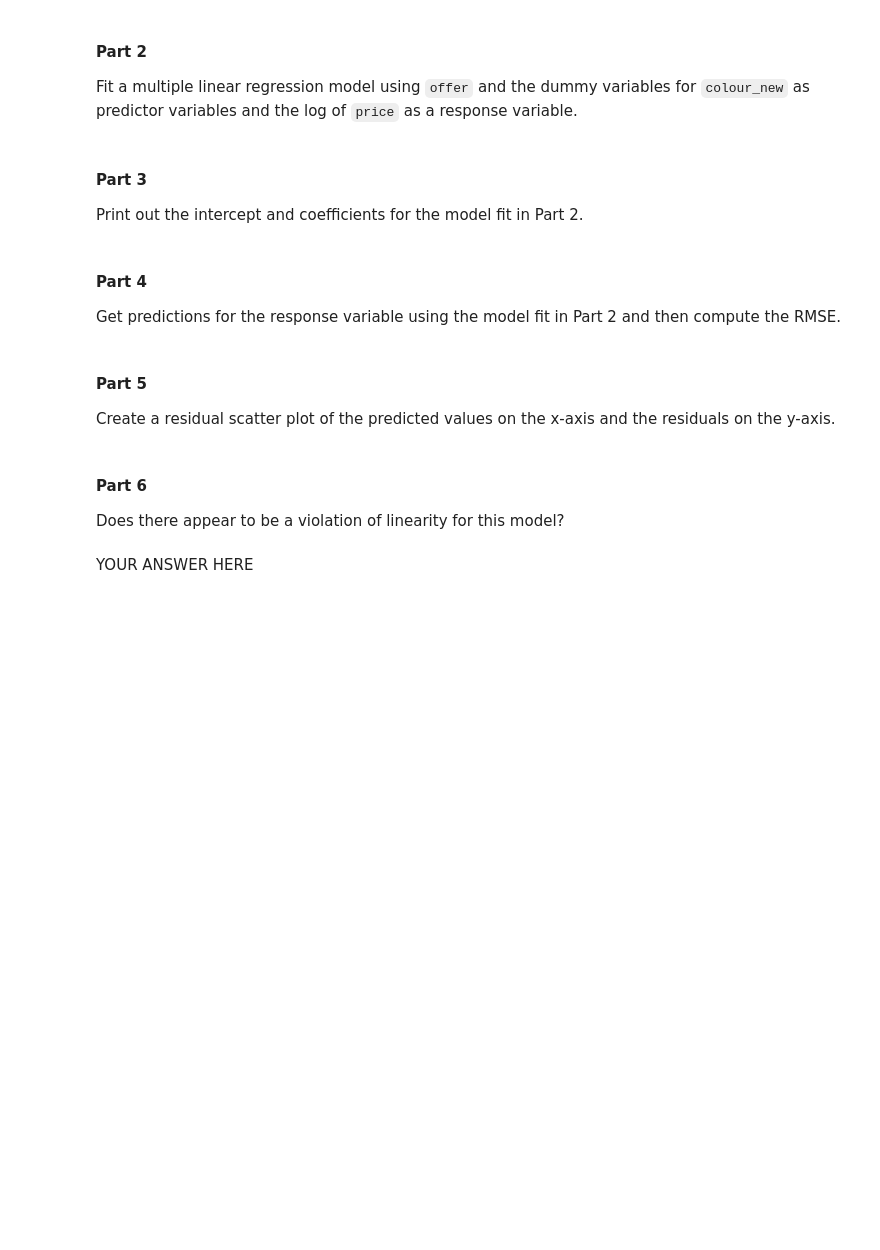
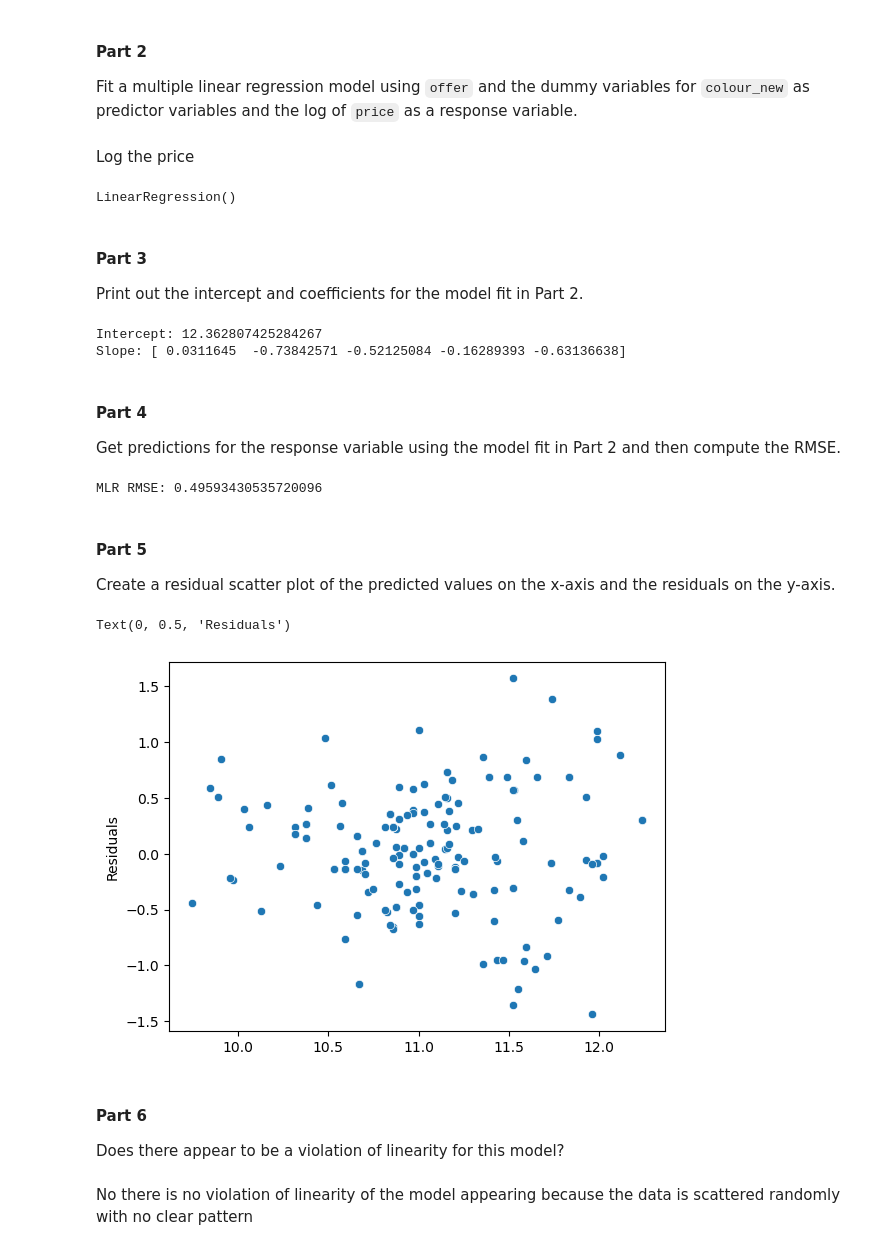
Before and after one commit to aishanur11/tstat280-aisha, a Jupyter notebook: 07_regression/07_practice_quiz.ipynb, the cells around one changed output. Drawn from its saved outputs; the diff is of its cells as text; code cells hidden in the pictures; blank space fills up the shorter version.

```diff
--- a/07_regression/07_practice_quiz.ipynb
+++ b/07_regression/07_practice_quiz.ipynb
@@ -5,4 +5,11 @@
 
 Read in the cleaned version of the Amazon laptop dataset found in `amazon_laptop_cleaned.csv`. Create dummy variables for the `colour_new` variable.
 # %%
-# YOUR CODE HERE
+import pandas as pd
+import seaborn as sns
+import numpy as np
+
+df = pd.read_csv("../data/amazon_laptop_cleaned.csv")
+
+df = pd.get_dummies(data=df, columns=["colour_new"], drop_first=True, dtype="int")
+df.head()
@@ -10,29 +24,55 @@ Read in the cleaned version of the Amazon laptop dataset found in `amazon_laptop
 #### Part 2
 
 Fit a multiple linear regression model using `offer` and the dummy variables for `colour_new` as predictor variables and the log of `price` as a response variable.
+# %% [markdown]
+Log the price
+# %%
+df["log_price"] = np.log(df["price"])
 # %%
-# YOUR CODE HERE
+from sklearn.linear_model import LinearRegression
+mlr_model = LinearRegression()
+
+x_mlr = df[["offer", "colour_new_Blue", "colour_new_Grey", "colour_new_Other", "colour_new_Silver"]]
+y = df["log_price"]
+mlr_model.fit(x_mlr, y)
+# %% [output]
+LinearRegression()
 # %% [markdown]
 #### Part 3
 
 Print out the intercept and coefficients for the model fit in Part 2.
 # %%
-# YOUR CODE HERE
+print("Intercept:", mlr_model.intercept_)
+print("Slope:", mlr_model.coef_)
+# %% [output]
+Intercept: 12.362807425284267
+Slope: [ 0.0311645  -0.73842571 -0.52125084 -0.16289393 -0.63136638]
 # %% [markdown]
 #### Part 4
 
 Get predictions for the response variable using the model fit in Part 2 and then compute the RMSE.
 # %%
-# YOUR CODE HERE
+from sklearn.metrics import root_mean_squared_error, r2_score
+
+mlr_pred = mlr_model.predict(x_mlr)
+
+print("MLR RMSE:", root_mean_squared_error(mlr_pred, y))
+# %% [output]
+MLR RMSE: 0.49593430535720096
 # %% [markdown]
 #### Part 5
 
 Create a residual scatter plot of the predicted values on the x-axis and the residuals on the y-axis.
 # %%
-# YOUR CODE HERE
+resid = y - mlr_pred
+
+sns.scatterplot(data=df, x=mlr_pred, y=resid).set_ylabel("Residuals")
+# %% [output]
+Text(0, 0.5, 'Residuals')
+[figure, added]
 # %% [markdown]
 #### Part 6
 
 Does there appear to be a violation of linearity for this model?
 # %% [markdown]
-YOUR ANSWER HERE
+No there is no violation of linearity of the model appearing because the data is scattered randomly with no clear pattern
```
Also changed, not shown: parts of 1 cell of this notebook.
